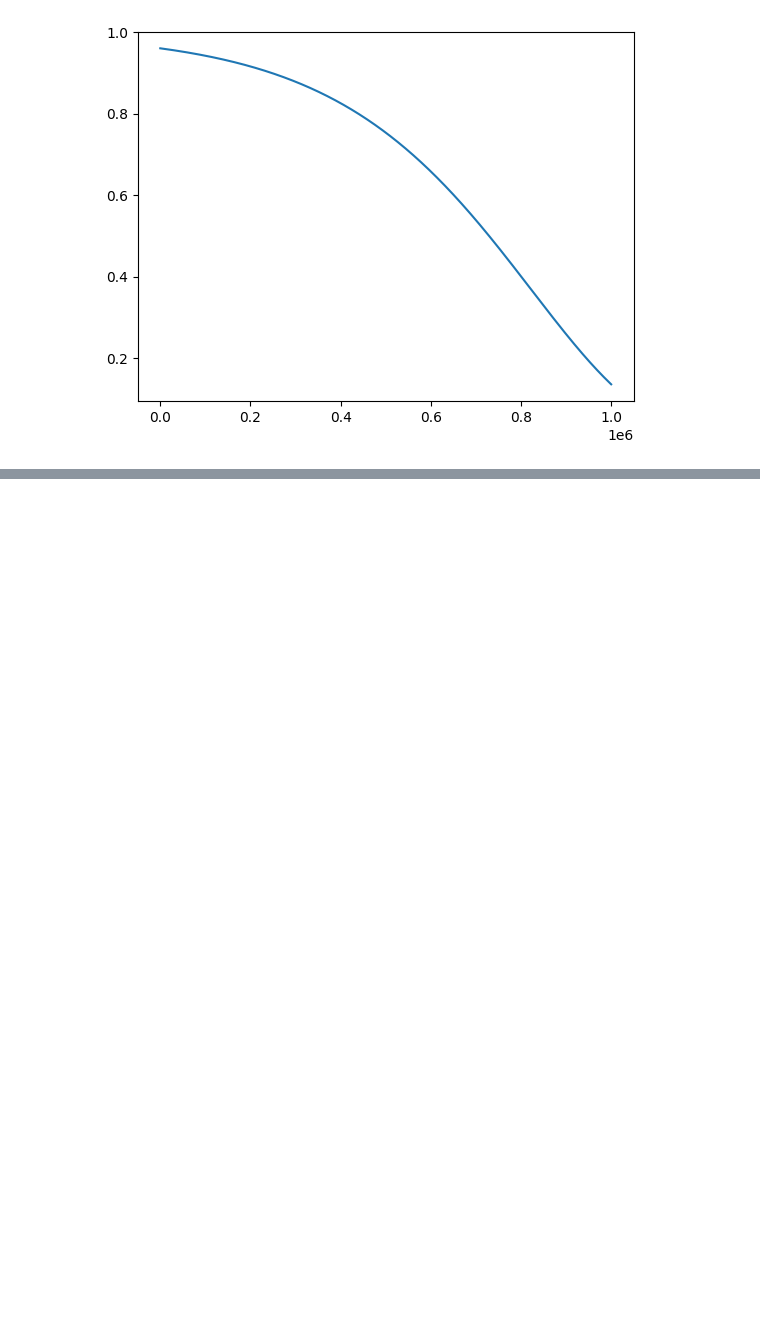
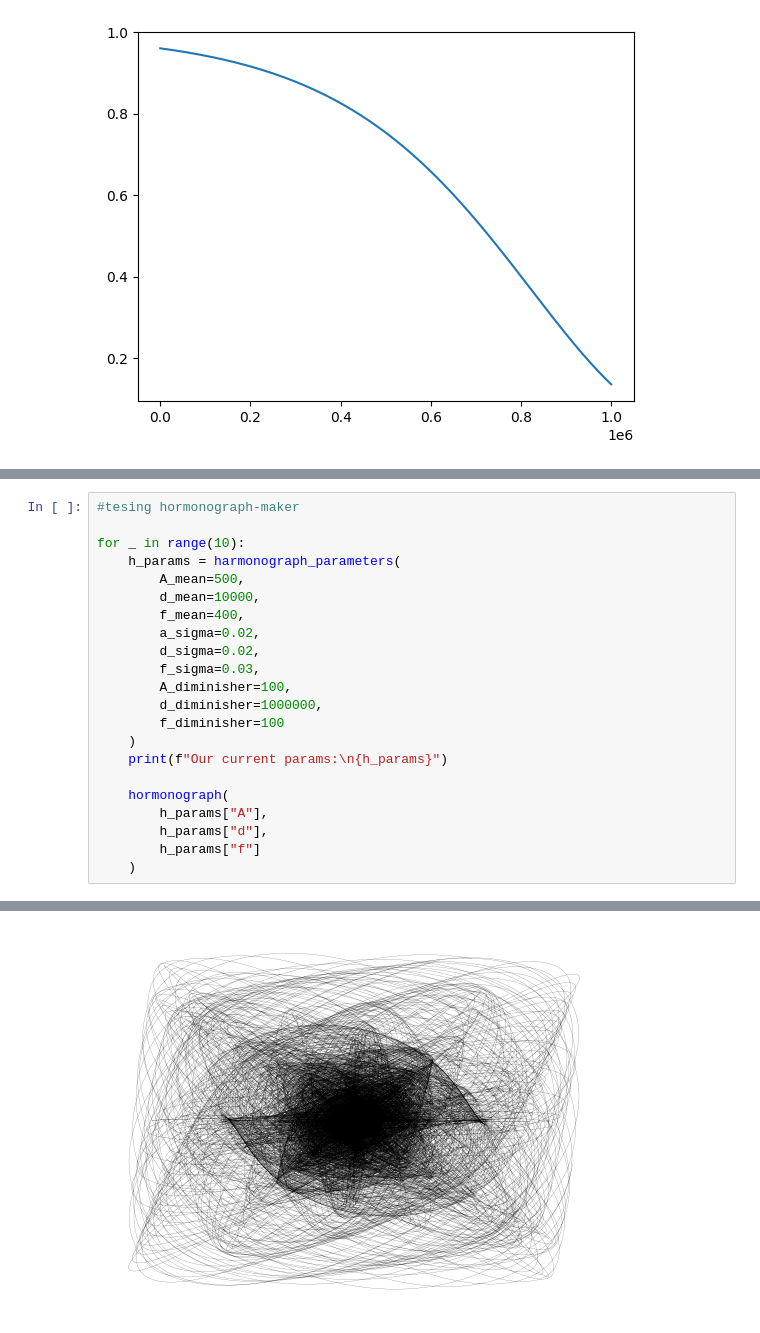
Before and after one commit to viktor-kertanov/master-math, a Jupyter notebook: ch1_harmonograph/Harmonograph.ipynb, the cells around one changed output, grey strips where cells are left out. Drawn from its saved outputs; the diff is of its cells as text; blank space fills up the shorter version.

```diff
--- a/ch1_harmonograph/Harmonograph.ipynb
+++ b/ch1_harmonograph/Harmonograph.ipynb
@@ -52,0 +137,23 @@ plt.savefig('myfig.svg')
+# %%
+#tesing hormonograph-maker
+
+for _ in range(10):
+    h_params = harmonograph_parameters(
+        A_mean=500,
+        d_mean=10000,
+        f_mean=400,
+        a_sigma=0.02,
+        d_sigma=0.02,
+        f_sigma=0.03,
+        A_diminisher=100,
+        d_diminisher=1000000,
+        f_diminisher=100
+    )
+    print(f"Our current params:\n{h_params}")
+
+    hormonograph(
+        h_params["A"],
+        h_params["d"],
+        h_params["f"]
+    )
+# %% [output]
@@ -52,0 +180 @@ plt.savefig('myfig.svg')
+[figure, added]
```
Also changed, not shown: parts of 9 cells of this notebook, 36 other files.
